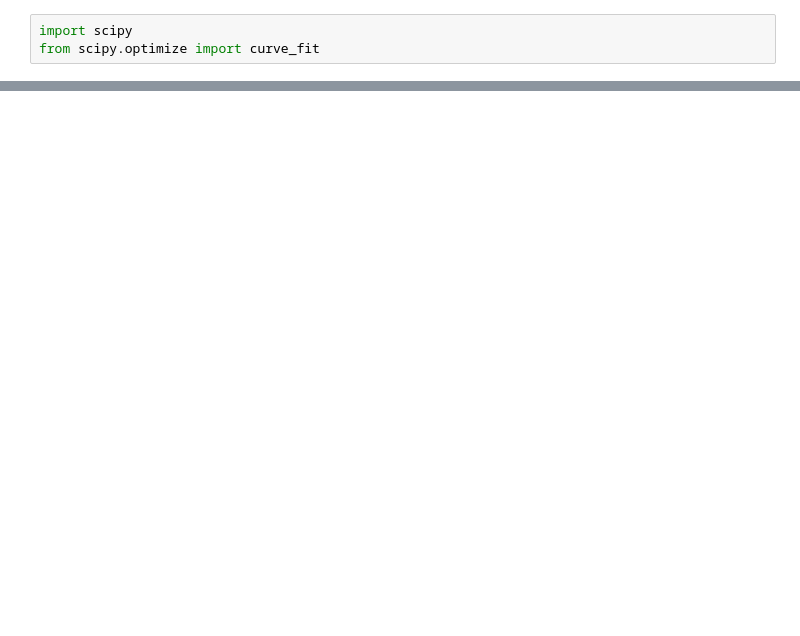
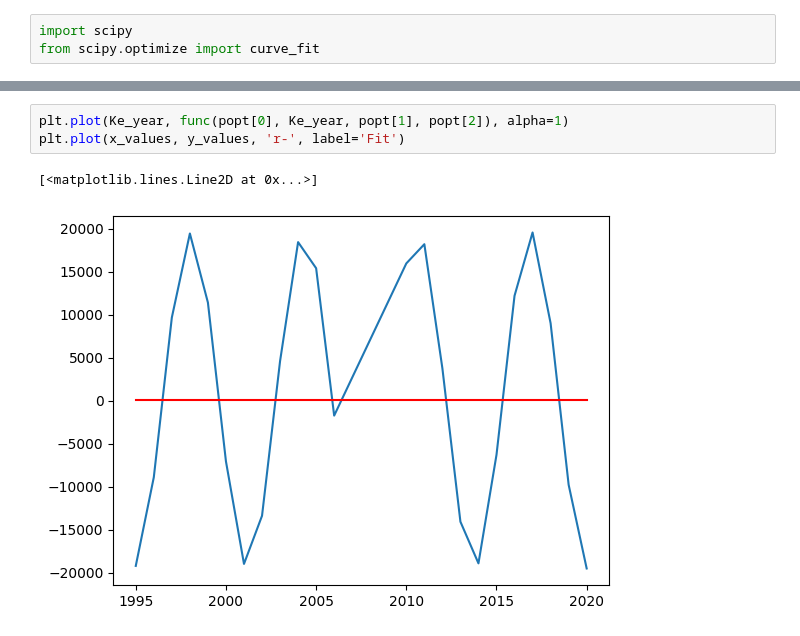
Before and after one commit to Kreezy09/date-temp, a Jupyter notebook: assgnpy.ipynb, the cells around one changed output, grey strips where cells are left out. Cells and saved outputs as stored; diff of their text form; blank space fills up the shorter version.

```diff
--- a/assgnpy.ipynb
+++ b/assgnpy.ipynb
@@ -73 +99,7 @@ def func(x, a, b, c):
+# %%
+plt.plot(Ke_year, func(popt[0], Ke_year, popt[1], popt[2]), alpha=1)
+plt.plot(x_values, y_values, 'r-', label='Fit')
+# %% [output]
+[<matplotlib.lines.Line2D at 0x...>]
+[figure, added]
 # %%
```
Also changed, not shown: parts of 28 cells of this notebook.
